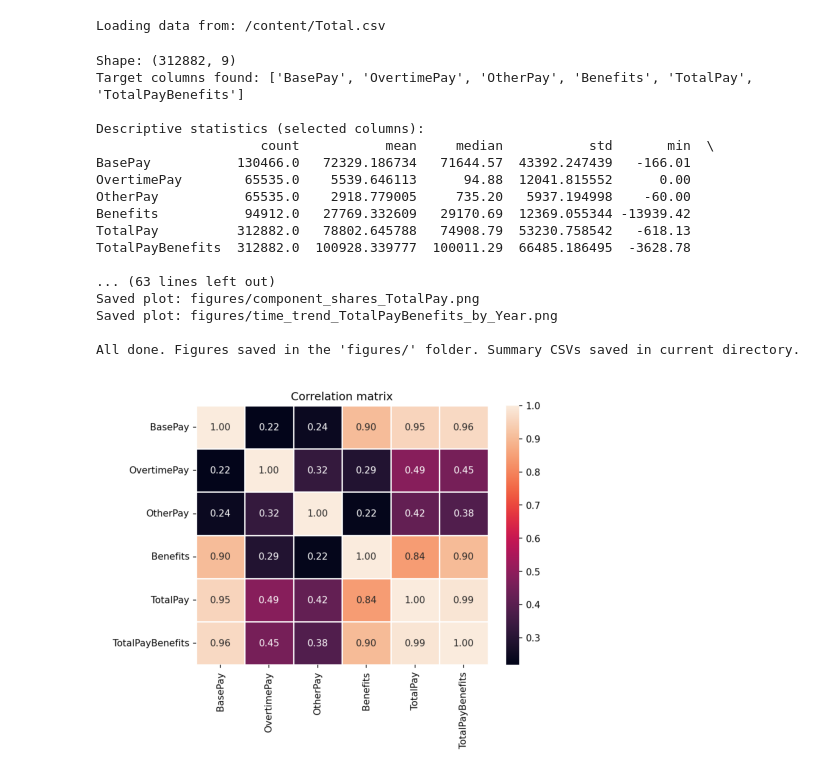
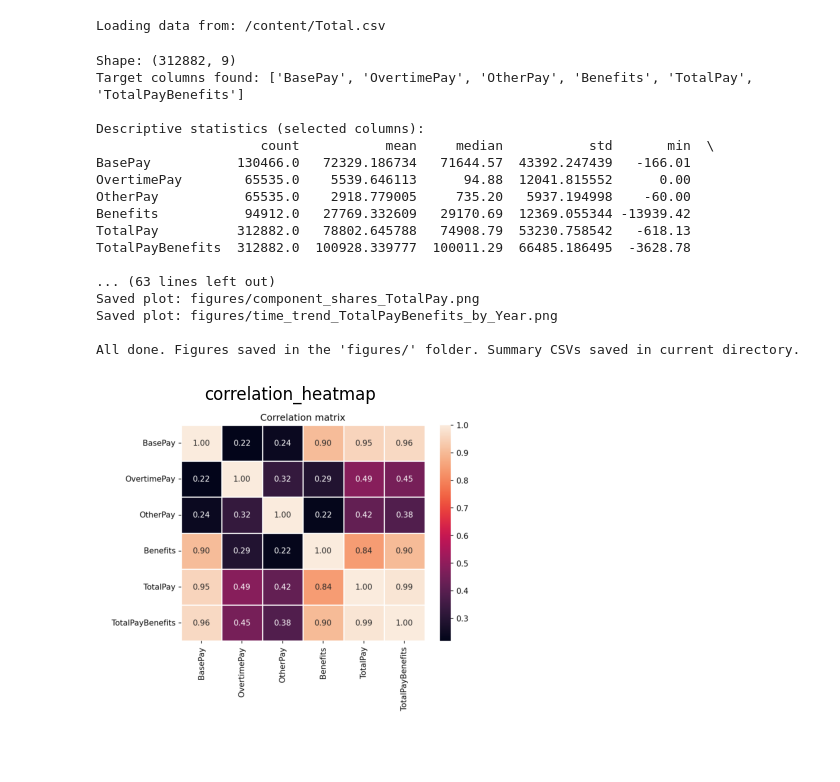
Before and after one commit to patil-yasshh/projects, a Jupyter notebook: Salaries_for_San_Francisco_Employee.ipynb, the cells around one changed output. Cells and saved outputs as stored; diff of their text form; code cells hidden in the pictures; blank space fills up the shorter version.

```diff
--- a/Salaries_for_San_Francisco_Employee.ipynb
+++ b/Salaries_for_San_Francisco_Employee.ipynb
@@ -57,9 +57,7 @@ def safe_plot_save(fig, name):
 
 # --- Main EDA functions ---
 def basic_cleaning(df):
-    # Normalize column names (strip)
     df.columns = [c.strip() for c in df.columns]
-    # Identify and clean numeric money columns
     present = ensure_columns(df, TARGET_COLS)
     print(f"Target columns found: {present}")
     for col in present:
@@ -79,9 +77,8 @@ def correlation_and_heatmap(df, cols):
     corr = df[cols].corr()
     print("\nCorrelation matrix:")
     print(corr)
-    # Plot heatmap
     fig, ax = plt.subplots(figsize=(7, 5))
-    sns.heatmap(corr, annot=True, fmt=".2f", linewidths=0.5, ax=ax, square=False)
+    sns.heatmap(corr, annot=True, fmt=".2f", linewidths=0.5, ax=ax)
     ax.set_title("Correlation matrix")
     safe_plot_save(fig, "correlation_heatmap.png")
     plt.close(fig)
@@ -90,7 +87,7 @@ def correlation_and_heatmap(df, cols):
 def histograms(df, cols):
     for col in cols:
         fig, ax = plt.subplots(figsize=(6,4))
-        sns.histplot(df[col].dropna(), kde=False, ax=ax)
+        sns.histplot(df[col].dropna(), kde=True, ax=ax)
         ax.set_title(f"Distribution of {col}")
         ax.set_xlabel(col)
         ax.set_ylabel("Count")
@@ -106,21 +103,19 @@ def boxplots(df, cols):
         plt.close(fig)
 
 def scatter_with_regression(df, x_col, y_col):
-    # dropna for these two
     xy = df[[x_col, y_col]].dropna()
     if xy.empty:
         print(f"No data for scatter {x_col} vs {y_col}")
         return
     X = xy[[x_col]].values
     y = xy[y_col].values
-    # Fit simple linear regression for visual guidance
     model = LinearRegression()
     model.fit(X, y)
     y_pred = model.predict(X)
     r2 = model.score(X, y)
     fig, ax = plt.subplots(figsize=(6,5))
     sns.scatterplot(x=x_col, y=y_col, data=xy, ax=ax, alpha=0.6)
-    ax.plot(X.flatten(), y_pred, label=f"Linear fit (R²={r2:.2f})")
+    ax.plot(X.flatten(), y_pred, color="red", label=f"Linear fit (R²={r2:.2f})")
     ax.legend()
     ax.set_title(f"{y_col} vs {x_col}")
     safe_plot_save(fig, f"scatter_{x_col}_vs_{y_col}.png")
@@ -128,7 +123,6 @@ def scatter_with_regression(df, x_col, y_col):
     print(f"Scatter {x_col} vs {y_col} saved (R^2={r2:.3f})")
 
 def top_jobs_or_departments(df, top_n=15):
-    # Common column names to try
     candidates = ["JobTitle", "Job Title", "Title", "Department"]
     found = None
     for c in candidates:
@@ -149,24 +143,16 @@ def top_jobs_or_departments(df, top_n=15):
     return counts
 
 def contribution_analysis(df, present):
-    # Compute proportional contributions of components to TotalPay or TotalPayBenefits
-    target_tp = None
-    if "TotalPay" in present:
-        target_tp = "TotalPay"
-    elif "TotalPayBenefits" in present:
-        target_tp = "TotalPayBenefits"
-    else:
+    target_tp = "TotalPay" if "TotalPay" in present else "TotalPayBenefits" if "TotalPayBenefits" in present else None
+    if not target_tp:
         print("No TotalPay or TotalPayBenefits found to perform contribution analysis.")
         return
     components = [c for c in ["BasePay", "OvertimePay", "OtherPay", "Benefits"] if c in present]
-    # Compute mean contributions (skip negative/NaN)
     mean_vals = df[components + [target_tp]].dropna().mean()
-    # Contribution = mean(component) / mean(total)
     contributions = {c: (mean_vals[c] / mean_vals[target_tp]) if mean_vals[target_tp] != 0 else np.nan for c in components}
     print(f"\nAverage proportional contributions to {target_tp}:")
     for c, v in contributions.items():
         print(f"  {c}: {v:.2%}" if not pd.isna(v) else f"  {c}: NaN")
-    # Pie chart showing relative mean amounts
     fig, ax = plt.subplots(figsize=(6,6))
     comp_vals = [mean_vals[c] for c in components]
     ax.pie(comp_vals, labels=components, autopct="%1.1f%%", startangle=140)
@@ -176,7 +162,6 @@ def contribution_analysis(df, present):
     return contributions
 
 def time_trend_analysis(df):
-    # If there is a 'Year' column or 'year' in the dataset, show trends
     year_col = None
     for c in df.columns:
         if c.lower() == "year":
@@ -185,13 +170,8 @@ def time_trend_analysis(df):
     if not year_col:
         print("No 'Year' column found — skipping time trend analysis.")
         return
-    # Group mean TotalPayBenefits per year if present
-    value_col = None
-    if "TotalPayBenefits" in df.columns:
-        value_col = "TotalPayBenefits"
-    elif "TotalPay" in df.columns:
-        value_col = "TotalPay"
-    if value_col is None:
+    value_col = "TotalPayBenefits" if "TotalPayBenefits" in df.columns else "TotalPay" if "TotalPay" in df.columns else None
+    if not value_col:
         print("No TotalPay/TotalPayBenefits for time trend.")
         return
     trend = df.groupby(year_col)[value_col].mean().reset_index()
@@ -210,78 +190,67 @@ def run_all(path=DATA_PATH):
     if not present:
         print("No target numeric columns found — check column names in the CSV.")
         return
-
-    # Descriptive statistics
     stats = summary_statistics(df, present)
     print("\nDescriptive statistics (selected columns):")
     print(stats)
-
-    # Missing values
     missing = analyze_missing(df, present)
-
-    # Correlations and heatmap
     corr = correlation_and_heatmap(df, present)
-
-    # Histograms and boxplots
     histograms(df, present)
     boxplots(df, present)
-
-    # Scatter plots of components vs TotalPay / TotalPayBenefits
-    # Choose a 'total' column if present
-    total_col = None
-    for t in ["TotalPayBenefits", "TotalPay"]:
-        if t in present:
-            total_col = t
-            break
+    total_col = next((t for t in ["TotalPayBenefits", "TotalPay"] if t in present), None)
     if total_col:
-        # create scatter plots against each component except the total_col itself
         for comp in present:
             if comp != total_col:
                 scatter_with_regression(df, comp, total_col)
-
-    # Top job titles / departments
     top_counts = top_jobs_or_departments(df)
-
-    # Contribution analysis (which components contribute most)
     contributions = contribution_analysis(df, present)
-
-    # Time trend analysis if 'Year' exists
     trend = time_trend_analysis(df)
-
-    # Save summary tables to CSV
     stats.to_csv("summary_statistics_selected_columns.csv")
     missing.to_csv("missing_summary_selected_columns.csv")
     if isinstance(corr, pd.DataFrame):
         corr.to_csv("correlation_matrix_selected_columns.csv")
     print("\nAll done. Figures saved in the 'figures/' folder. Summary CSVs saved in current directory.")
+    return df, present
 
-# --- Execute ---
+# --- Execute main analysis ---
 if __name__ == "__main__":
-    run_all(DATA_PATH)
+    df, present = run_all(DATA_PATH)
 
-import matplotlib.image as mpimg
+    # --- NEW SECTION: SHOW KEY PLOTS INLINE ---
+    import matplotlib.image as mpimg
+    plot_list = [
+        "correlation_heatmap.png",
+        "component_shares_TotalPayBenefits.png",
+        "time_trend_TotalPayBenefits_by_Year.png"
+    ]
 
-img = mpimg.imread('figures/correlation_heatmap.png')
-plt.imshow(img)
-plt.axis('off')
-plt.show()
+    # Display main summary plots
+    for plot_name in plot_list:
+        path = FIG_DIR / plot_name
+        if path.exists():
+            img = mpimg.imread(path)
+            plt.figure(figsize=(6,4))
+            plt.imshow(img)
+            plt.axis("off")
+            plt.title(plot_name.replace(".png", ""))
+            plt.show()
 # %% [output]
 Loading data from: /content/Total.csv
 Shape: (312882, 9)
 Target columns found: ['BasePay', 'OvertimePay', 'OtherPay', 'Benefits', 'TotalPay', 'TotalPayBenefits']
 
 Descriptive statistics (selected columns):
                      count           mean     median           std       min  \
 BasePay           130466.0   72329.186734   71644.57  43392.247439   -166.01
 OvertimePay        65535.0    5539.646113      94.88  12041.815552      0.00
 OtherPay           65535.0    2918.779005     735.20   5937.194998    -60.00
 Benefits           94912.0   27769.332609   29170.69  12369.055344 -13939.42
 TotalPay          312882.0   78802.645788   74908.79  53230.758542   -618.13
 TotalPayBenefits  312882.0  100928.339777  100011.29  66485.186495  -3628.78
 
 ... (63 lines left out)
 Saved plot: figures/component_shares_TotalPay.png
 Saved plot: figures/time_trend_TotalPayBenefits_by_Year.png
 
 All done. Figures saved in the 'figures/' folder. Summary CSVs saved in current directory.
-[figure, old version]
+[figure, new version]
```
Also changed, not shown: parts of 1 cell of this notebook.
